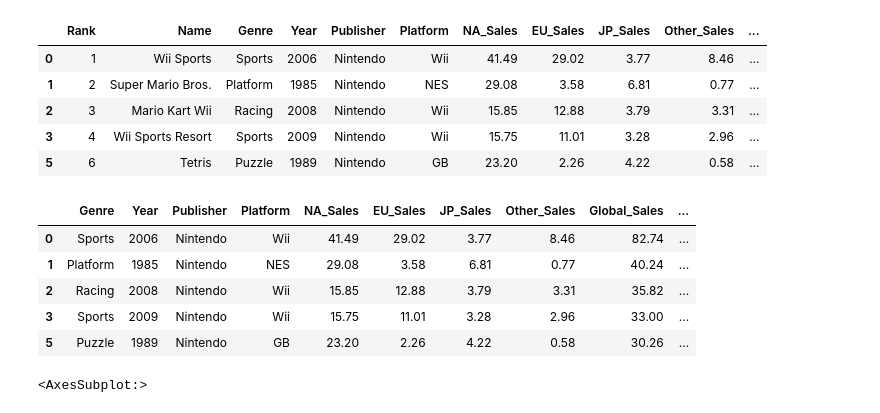
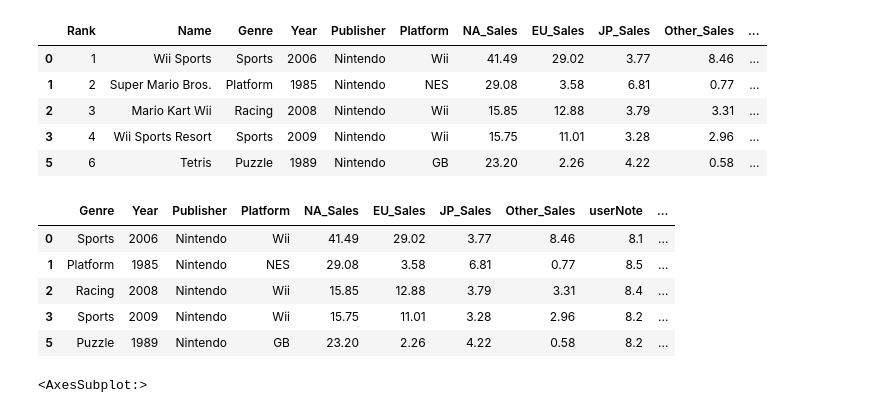
Before and after one commit to Pascal-Thai/GamingSales, a Jupyter notebook: projet gaming_final_ML.ipynb, the cells around one changed output. Saved outputs shown, nothing was run; the diff lists cells and outputs as text; code cells hidden in the pictures.

```diff
--- a/projet gaming_final_ML.ipynb
+++ b/projet gaming_final_ML.ipynb
@@ -208,15 +208,15 @@ df.head()
 | 3 | 4 | Wii Sports Resort | Sports | 2009 | Nintendo | Wii | 15.75 | 11.01 | 3.28 | 2.96 | ... |
 | 5 | 6 | Tetris | Puzzle | 1989 | Nintendo | GB | 23.20 | 2.26 | 4.22 | 0.58 | ... |
 # %%
-new_df = df.drop(['Rank','Name'],axis=1)
+new_df = df.drop(['Rank','Name','Global_Sales'],axis=1)
 new_df.head()
 # %% [output]
-|  | Genre | Year | Publisher | Platform | NA_Sales | EU_Sales | JP_Sales | Other_Sales | Global_Sales | ... |
-| 0 | Sports | 2006 | Nintendo | Wii | 41.49 | 29.02 | 3.77 | 8.46 | 82.74 | ... |
-| 1 | Platform | 1985 | Nintendo | NES | 29.08 | 3.58 | 6.81 | 0.77 | 40.24 | ... |
-| 2 | Racing | 2008 | Nintendo | Wii | 15.85 | 12.88 | 3.79 | 3.31 | 35.82 | ... |
-| 3 | Sports | 2009 | Nintendo | Wii | 15.75 | 11.01 | 3.28 | 2.96 | 33.00 | ... |
-| 5 | Puzzle | 1989 | Nintendo | GB | 23.20 | 2.26 | 4.22 | 0.58 | 30.26 | ... |
+|  | Genre | Year | Publisher | Platform | NA_Sales | EU_Sales | JP_Sales | Other_Sales | userNote | ... |
+| 0 | Sports | 2006 | Nintendo | Wii | 41.49 | 29.02 | 3.77 | 8.46 | 8.1 | ... |
+| 1 | Platform | 1985 | Nintendo | NES | 29.08 | 3.58 | 6.81 | 0.77 | 8.5 | ... |
+| 2 | Racing | 2008 | Nintendo | Wii | 15.85 | 12.88 | 3.79 | 3.31 | 8.4 | ... |
+| 3 | Sports | 2009 | Nintendo | Wii | 15.75 | 11.01 | 3.28 | 2.96 | 8.2 | ... |
+| 5 | Puzzle | 1989 | Nintendo | GB | 23.20 | 2.26 | 4.22 | 0.58 | 8.2 | ... |
 # %%
 # les valeurs aberrantes new_df
 new_df.boxplot(['NA_Sales','EU_Sales','JP_Sales','Other_Sales'], figsize=(20,7))
```
Also changed, not shown: parts of 5 cells of this notebook.
